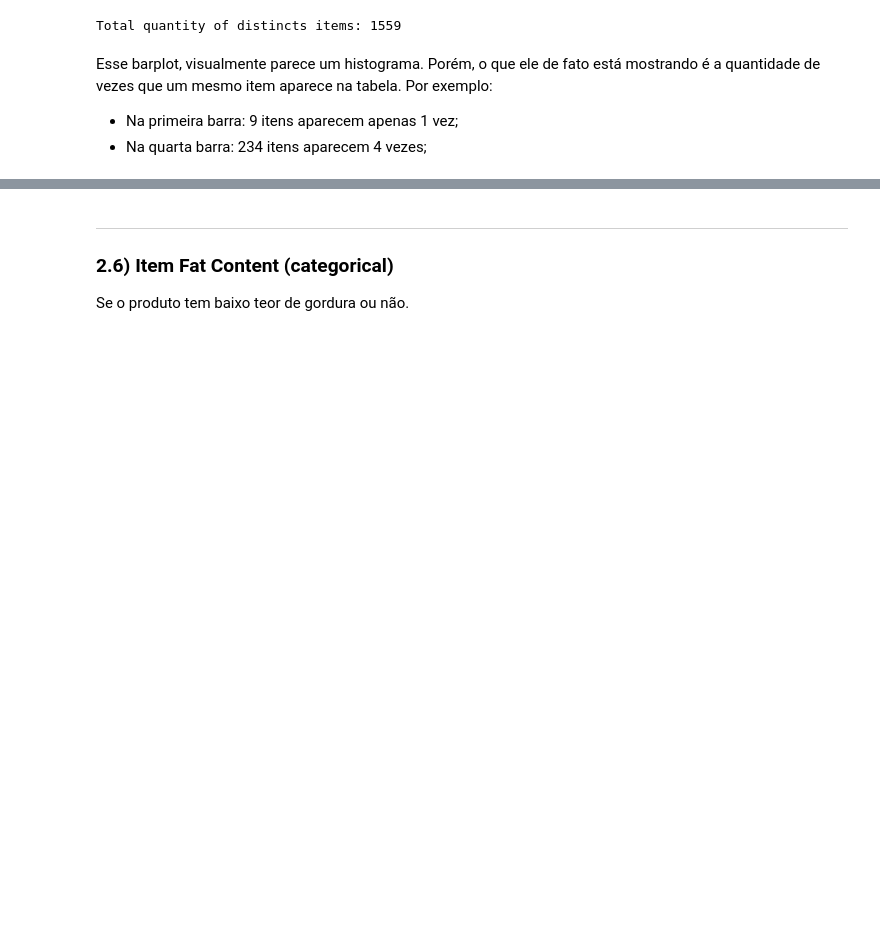
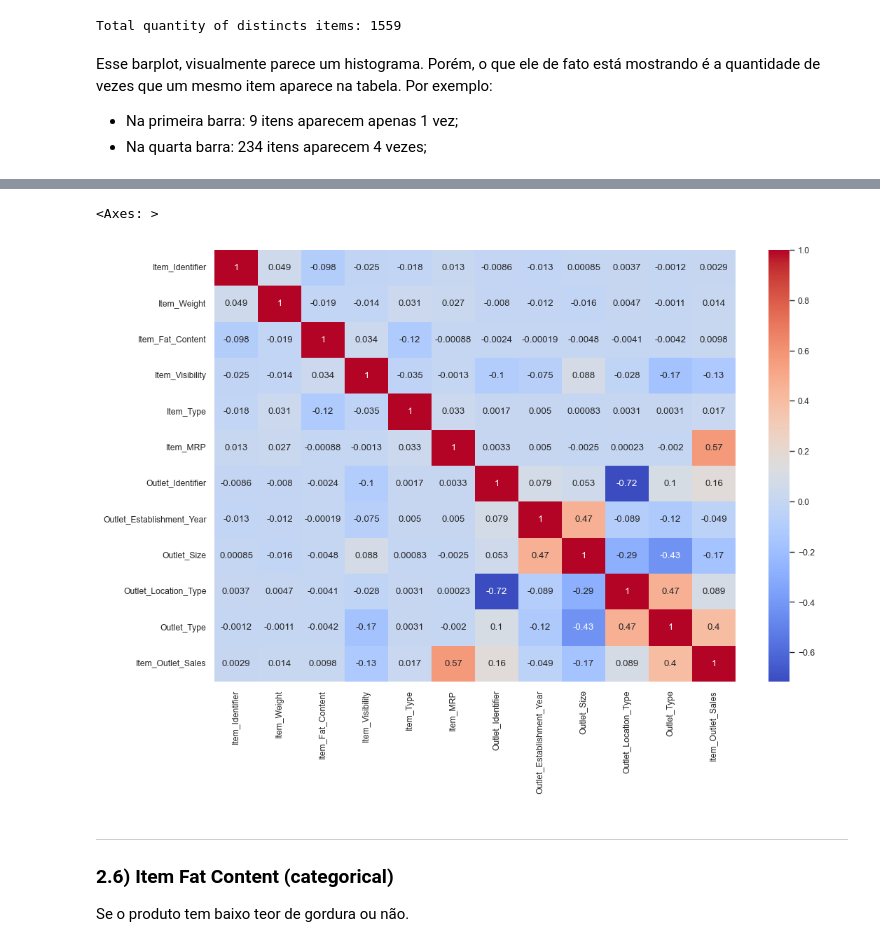
Before and after one commit to Krupique/mlops-projects, a Jupyter notebook: 02-bigmart_sales_prediction/notebook/data_analysis_new.ipynb, the cells around one changed output, grey strips where cells are left out. Drawn from its saved outputs; the diff is of its cells as text; code cells hidden in the pictures; blank space fills up the shorter version.

```diff
--- a/02-bigmart_sales_prediction/notebook/data_analysis_new.ipynb
+++ b/02-bigmart_sales_prediction/notebook/data_analysis_new.ipynb
@@ -674,3 +687,20 @@ fig.show()
+# %%
+df_corr = df_train_raw.copy()
+# %%
+le = LabelEncoder()
+df_corr['Item_Identifier'] = le.fit_transform(df_corr['Item_Identifier'])
+df_corr['Item_Fat_Content'] = le.fit_transform(df_corr['Item_Fat_Content'])
+df_corr['Item_Type'] = le.fit_transform(df_corr['Item_Type'])
+df_corr['Outlet_Identifier'] = le.fit_transform(df_corr['Outlet_Identifier'])
+df_corr['Outlet_Size'] = le.fit_transform(df_corr['Outlet_Size'])
+df_corr['Outlet_Location_Type'] = le.fit_transform(df_corr['Outlet_Location_Type'])
+df_corr['Outlet_Type'] = le.fit_transform(df_corr['Outlet_Type'])
+# %%
+plt.figure(figsize=(12, 8))
+sns.heatmap(df_corr.corr(), annot=True, cmap='coolwarm')
+# %% [output]
+<Axes: >
+[figure, added]
 # %% [markdown]
 ---
 
```
Also changed, not shown: parts of 9 cells of this notebook.
